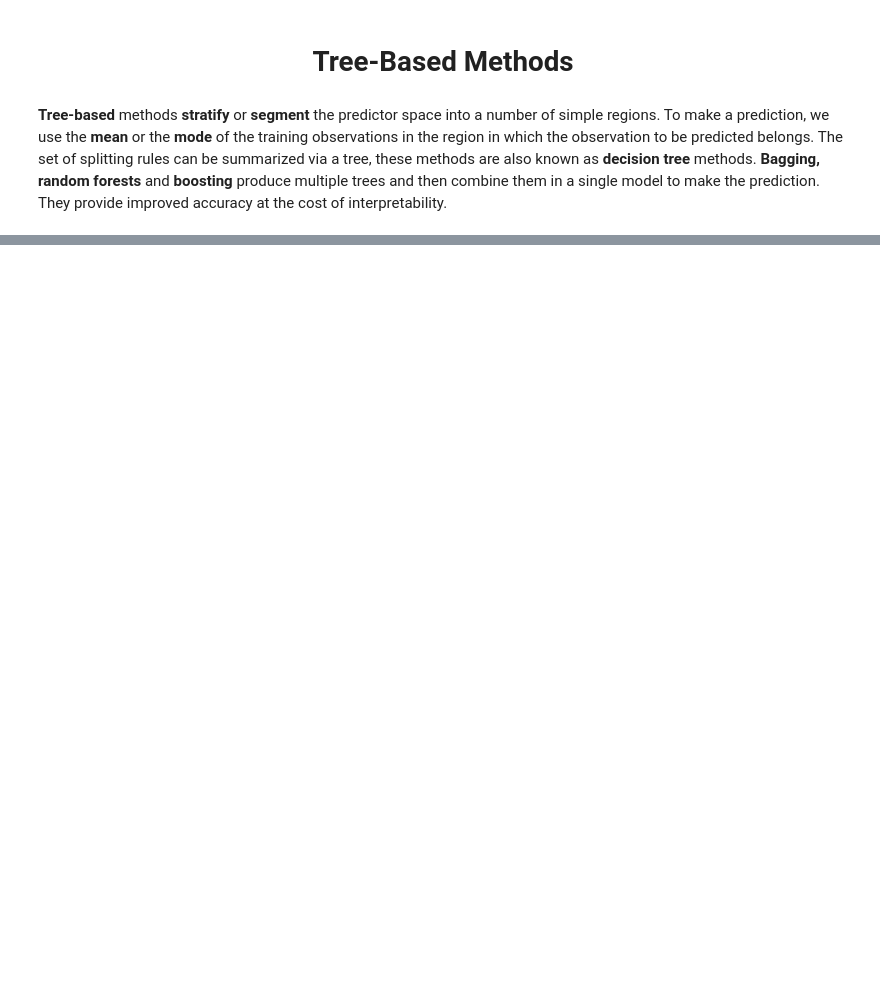
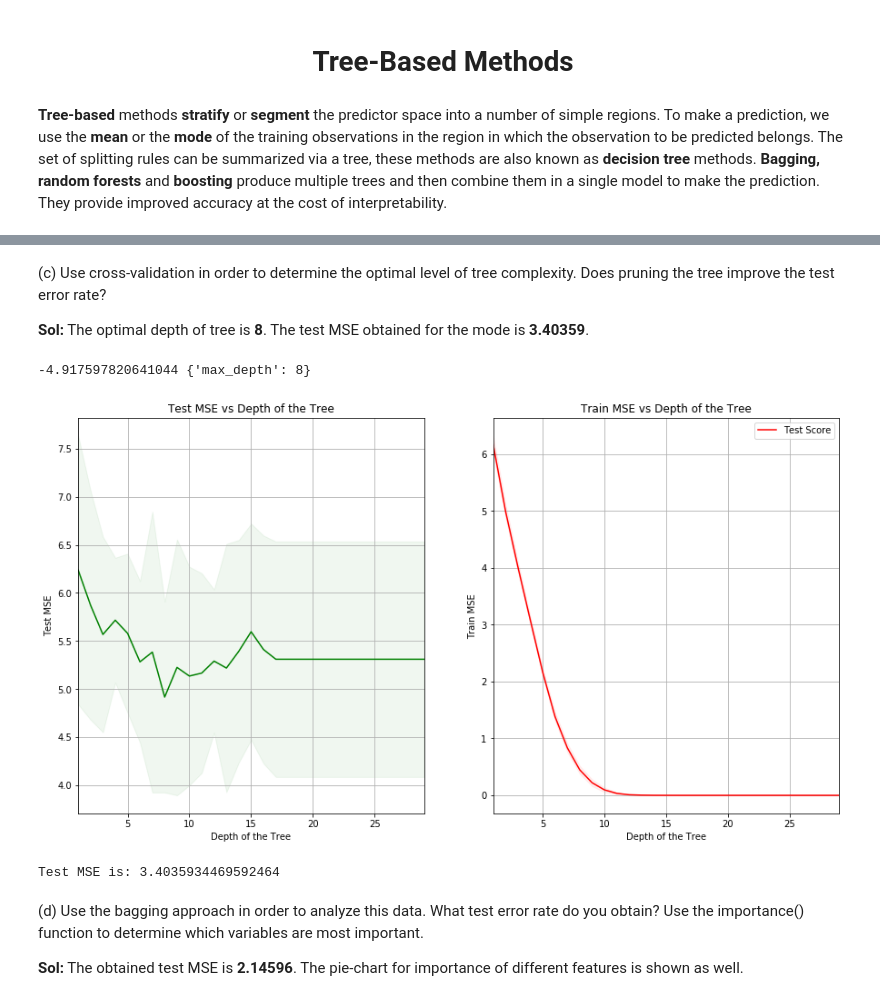
Before and after one commit to amitrajan012/Introduction-to-Statistical-Learning, a Jupyter notebook: Tree-Based Methods.ipynb, the cells around one changed output, grey strips where cells are left out. Saved outputs shown, nothing was run; the diff lists cells and outputs as text; code cells hidden in the pictures; blank space fills up the shorter version.

```diff
--- a/Tree-Based Methods.ipynb
+++ b/Tree-Based Methods.ipynb
@@ -188,0 +357,5 @@ Boosting has three tuning parameters:
+# %%
+from sklearn.tree import DecisionTreeRegressor, export_graphviz
+
+regressor = DecisionTreeRegressor(random_state=0, min_samples_split=20)
+regressor.fit(X_train, y_train)
@@ -188,0 +395,74 @@ Boosting has three tuning parameters:
+# %% [markdown]
+(c) Use cross-validation in order to determine the optimal level of tree complexity. Does pruning the tree improve the test error rate?
+
+<b>Sol:</b> The optimal depth of tree is <b>8</b>. The test MSE obtained for the mode is <b>3.40359</b>.
+# %%
+from sklearn import tree
+from sklearn.model_selection import GridSearchCV
+from sklearn.metrics import mean_squared_error, make_scorer
+
+parameters = {'max_depth':range(1,30)}
+mse_scorer = make_scorer(mean_squared_error, greater_is_better=False)
+clf = GridSearchCV(tree.DecisionTreeRegressor(random_state=1), parameters, n_jobs=4, cv=10,
+                   scoring=mse_scorer)
+clf.fit(X=X_train, y=y_train)
+tree_model = clf.best_estimator_
+print (clf.best_score_, clf.best_params_)
+# %% [output]
+-4.917597820641044 {'max_depth': 8}
+# %%
+test_MSE = {}
+test_MSE_std = {}
+train_MSE = {}
+train_MSE_std = {}
+for idx, pm in enumerate(clf.cv_results_['param_max_depth'].data):
+    test_MSE[pm] = abs(clf.cv_results_['mean_test_score'][idx]) # Taking absolute value as returned value of MSE is negative
+    test_MSE_std[pm] = clf.cv_results_['std_test_score'][idx]
+    train_MSE[pm] = abs(clf.cv_results_['mean_train_score'][idx])
+    train_MSE_std[pm] = clf.cv_results_['std_train_score'][idx]
+
+fig = plt.figure(figsize=(15,8))
+ax = fig.add_subplot(121)
+
+lists = sorted(test_MSE.items())
+x, y = zip(*lists)
+
+lists = sorted(test_MSE_std.items())
+x1, y1 = zip(*lists)
+
+plt.plot(x, y, color='g', label='Test Score')
+plt.fill_between(x, np.subtract(y, y1), np.add(y, y1), alpha=0.06, color="g")
+ax.set_xlabel('Depth of the Tree')
+ax.set_ylabel('Test MSE')
+ax.set_title('Test MSE vs Depth of the Tree')
+ax.set_xlim([1, 29])
+ax.grid()
+
+ax = fig.add_subplot(122)
+lists = sorted(train_MSE.items())
+x, y = zip(*lists)
+
+lists = sorted(train_MSE_std.items())
+x1, y1 = zip(*lists)
+
+plt.plot(x, y, color='r', label='Test Score')
+plt.fill_between(x, np.subtract(y, y1), np.add(y, y1), alpha=0.06, color="r")
+ax.set_xlabel('Depth of the Tree')
+ax.set_ylabel('Train MSE')
+ax.set_title('Train MSE vs Depth of the Tree')
+ax.set_xlim([1, 29])
+ax.grid()
+
+plt.legend()
+plt.show()
+# %% [output]
+[figure, added]
+# %%
+p = tree_model.predict(X_test)
+print("Test MSE is: " + str(mean_squared_error(p, y_test)))
+# %% [output]
+Test MSE is: 3.4035934469592464
+# %% [markdown]
+(d) Use the bagging approach in order to analyze this data. What test error rate do you obtain? Use the importance() function to determine which variables are most important.
+
+<b>Sol:</b> The obtained test MSE is <b>2.14596</b>. The pie-chart for importance of different features is shown as well.
```
Also changed, not shown: parts of 20 cells of this notebook.
